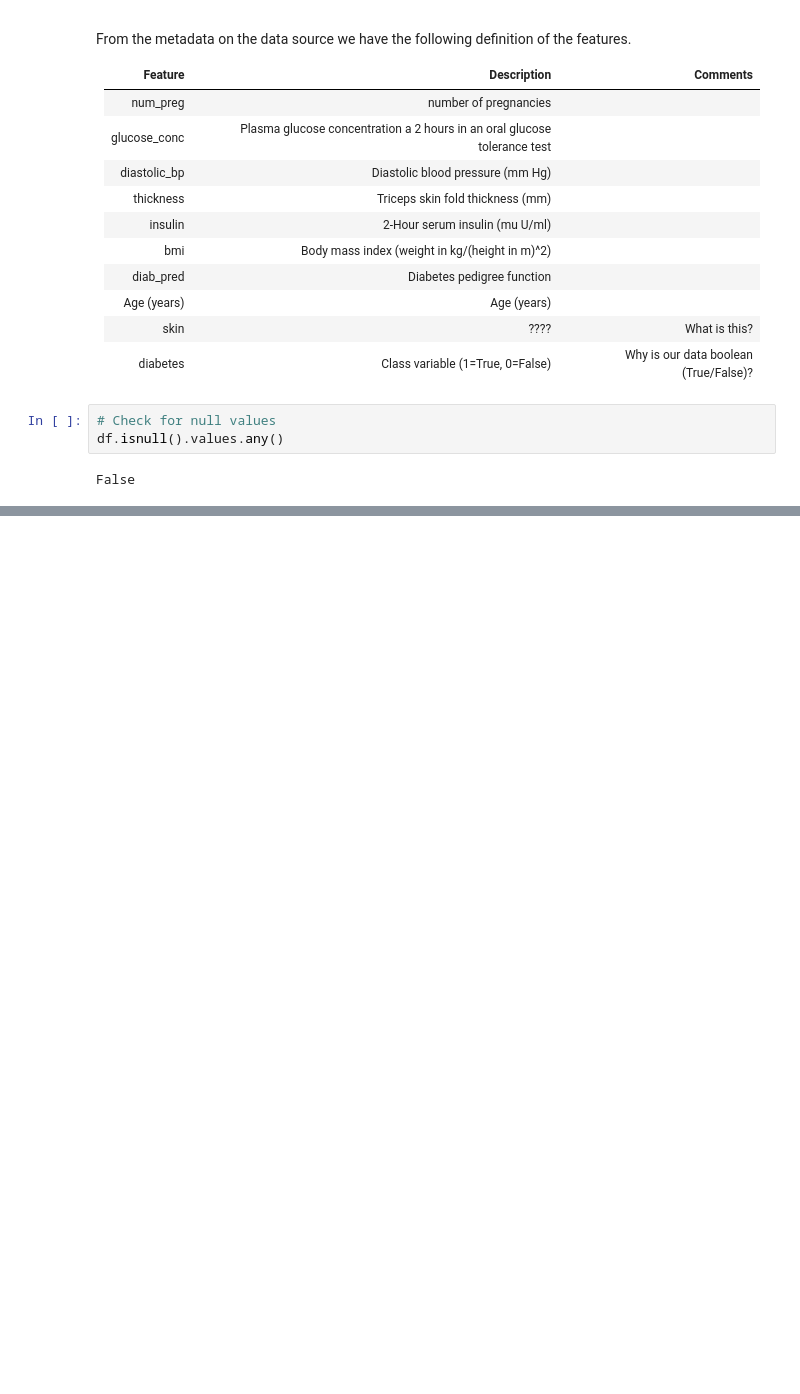
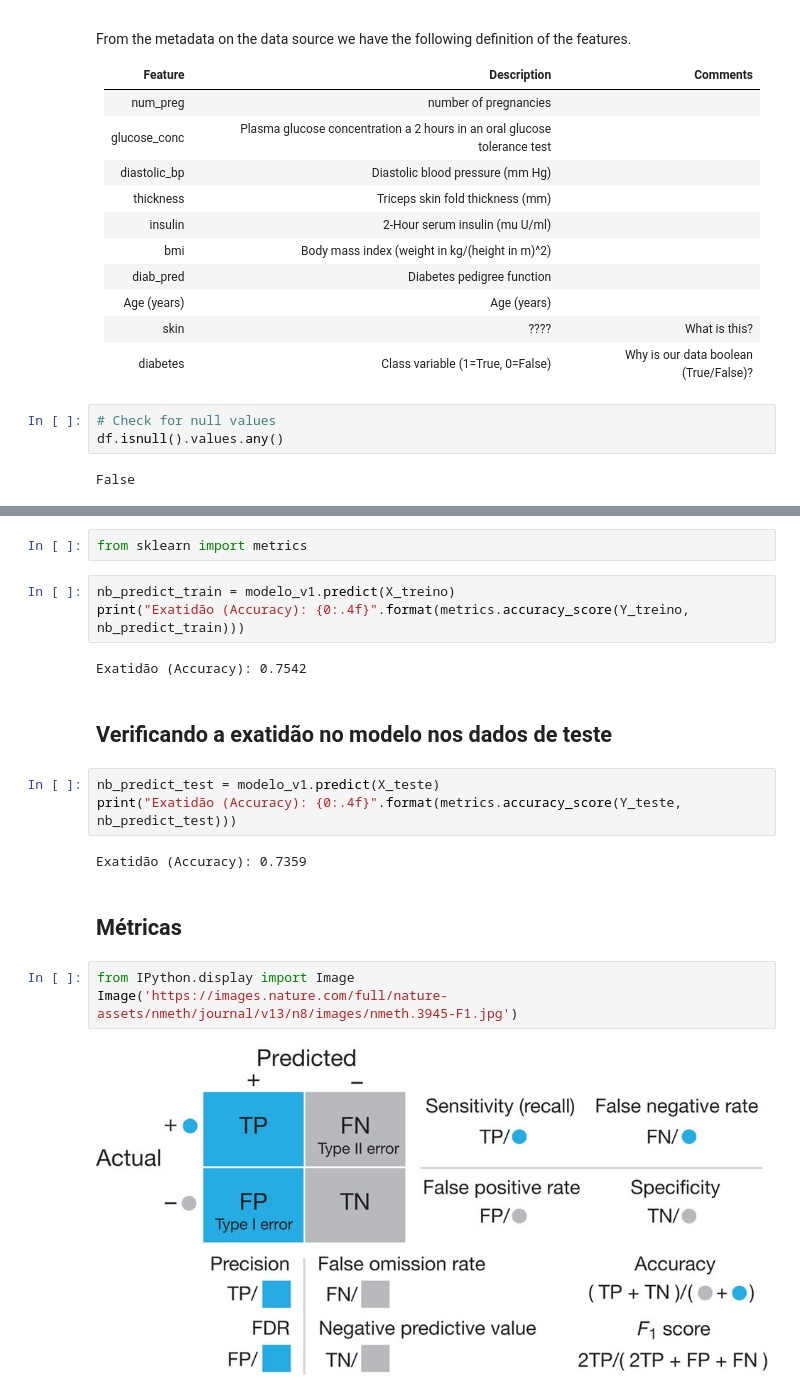
Before and after one commit to vitormeriat/meriat-ml-notes, a Jupyter notebook: Pima Indian Diabetes.ipynb, the cells around one changed output, grey strips where cells are left out. Cells and saved outputs as stored; diff of their text form; blank space fills up the shorter version.

```diff
--- a/Pima Indian Diabetes.ipynb
+++ b/Pima Indian Diabetes.ipynb
@@ -91,0 +241,21 @@ df.corr()
+# %%
+from sklearn import metrics
+# %%
+nb_predict_train = modelo_v1.predict(X_treino)
+print("Exatidão (Accuracy): {0:.4f}".format(metrics.accuracy_score(Y_treino, nb_predict_train)))
+# %% [output]
+Exatidão (Accuracy): 0.7542
+# %% [markdown]
+## Verificando a exatidão no modelo nos dados de teste
+# %%
+nb_predict_test = modelo_v1.predict(X_teste)
+print("Exatidão (Accuracy): {0:.4f}".format(metrics.accuracy_score(Y_teste, nb_predict_test)))
+# %% [output]
+Exatidão (Accuracy): 0.7359
+# %% [markdown]
+## Métricas
+# %%
+from IPython.display import Image
+Image('https://images.nature.com/full/nature-assets/nmeth/journal/v13/n8/images/nmeth.3945-F1.jpg')
+# %% [output]
+[figure, added]
```
Also changed, not shown: parts of 46 cells of this notebook, 1 other file.
